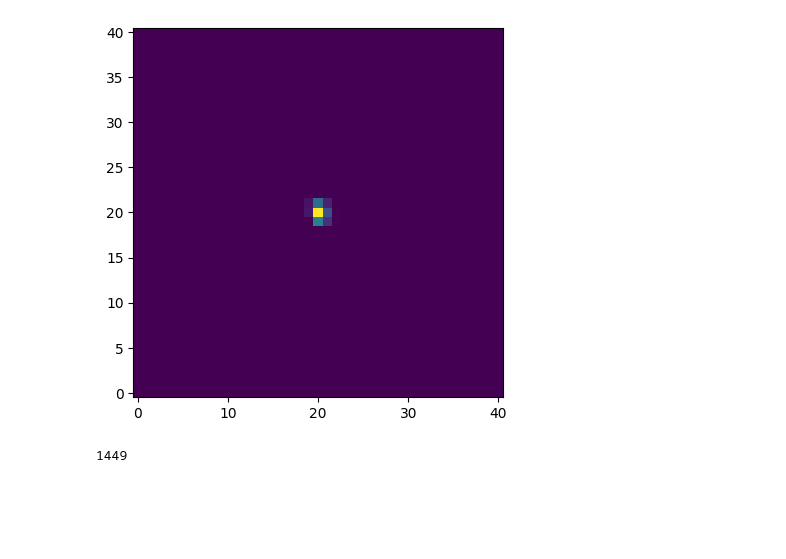
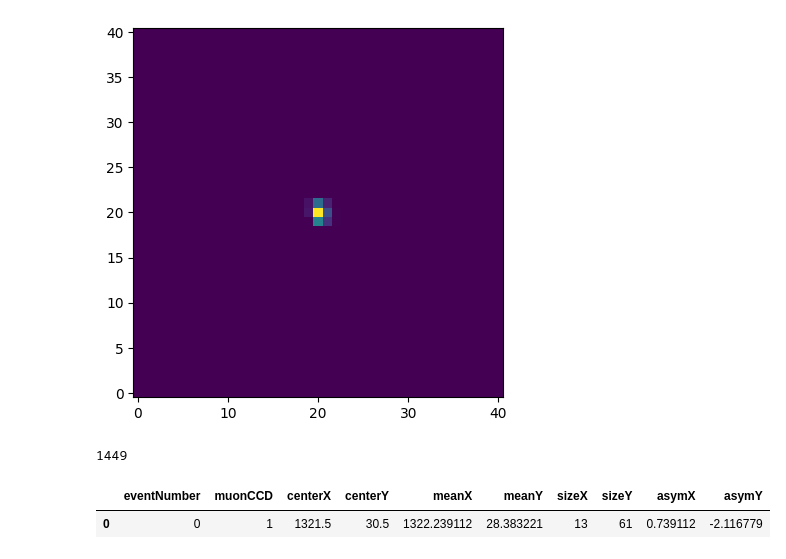
Before and after one commit to santi-acv/connie_tracking, a Jupyter notebook: leer_datos_connie.ipynb, the cells around one changed output. Cells and saved outputs as stored; diff of their text form; code cells hidden in the pictures; blank space fills up the shorter version.

```diff
--- a/leer_datos_connie.ipynb
+++ b/leer_datos_connie.ipynb
@@ -224,3 +244,8 @@ find_nearest(first_run, ccd=1, x=1322, y=1604)
 # %% [output]
 1449
+# %%
+df.head(1)
+# %% [output]
+|  | eventNumber | muonCCD | centerX | centerY | meanX | meanY | sizeX | sizeY | asymX | asymY |
+| 0 | 0 | 1 | 1321.5 | 30.5 | 1322.239112 | 28.383221 | 13 | 61 | 0.739112 | -2.116779 |
 # %%
```
Also changed, not shown: parts of 7 cells of this notebook.
